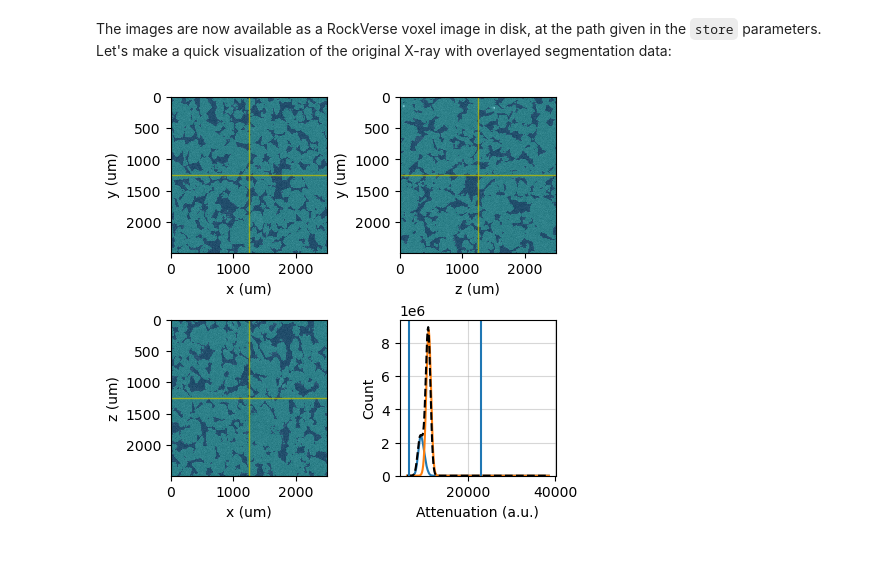
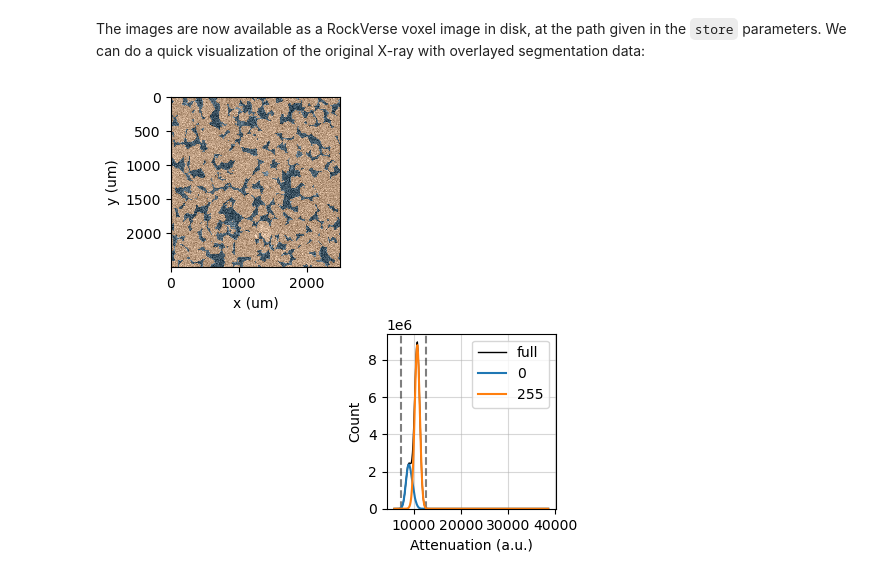
Before and after one commit to rodolfovictor/rockverse, a Jupyter notebook: docs/source/tutorials/digitalrock/sample_data/import_bentheimer_sandstone.ipynb, the cells around one changed output. Saved outputs shown, nothing was run; the diff lists cells and outputs as text; code cells hidden in the pictures.

```diff
--- a/docs/source/tutorials/digitalrock/sample_data/import_bentheimer_sandstone.ipynb
+++ b/docs/source/tutorials/digitalrock/sample_data/import_bentheimer_sandstone.ipynb
@@ -128,10 +128,17 @@ bentheimer_z_velocity = rv.voxel_image.import_raw(
     )
 # %% [markdown]
 The images are now available as a RockVerse voxel image in disk, at the path given in the ``store`` parameters.
-Let's make a quick visualization of the original X-ray with overlayed segmentation data:
+We can do a quick visualization of the original X-ray with overlayed segmentation data:
-# %%
-viewer = rv.digitalrock.OrthogonalViewer(
-    image=bentheimer_original_ct,
-    segmentation=bentheimer_segmentation)
-# %% [output]
-[figure, removed]
+# %%
+%matplotlib qt
+viewer = rv.OrthogonalViewer(
+    image=bentheimer_original_ct,
+    segmentation=bentheimer_segmentation,
+    segmentation_alpha=0.25,
+    show_xz_plane=False,
+    show_zy_plane=False)
+viewer.show_xz_plane=False
+viewer.show_zy_plane=False
+viewer.figure
+# %% [output]
+[figure, added]
```
Also changed, not shown: 15 other files.
